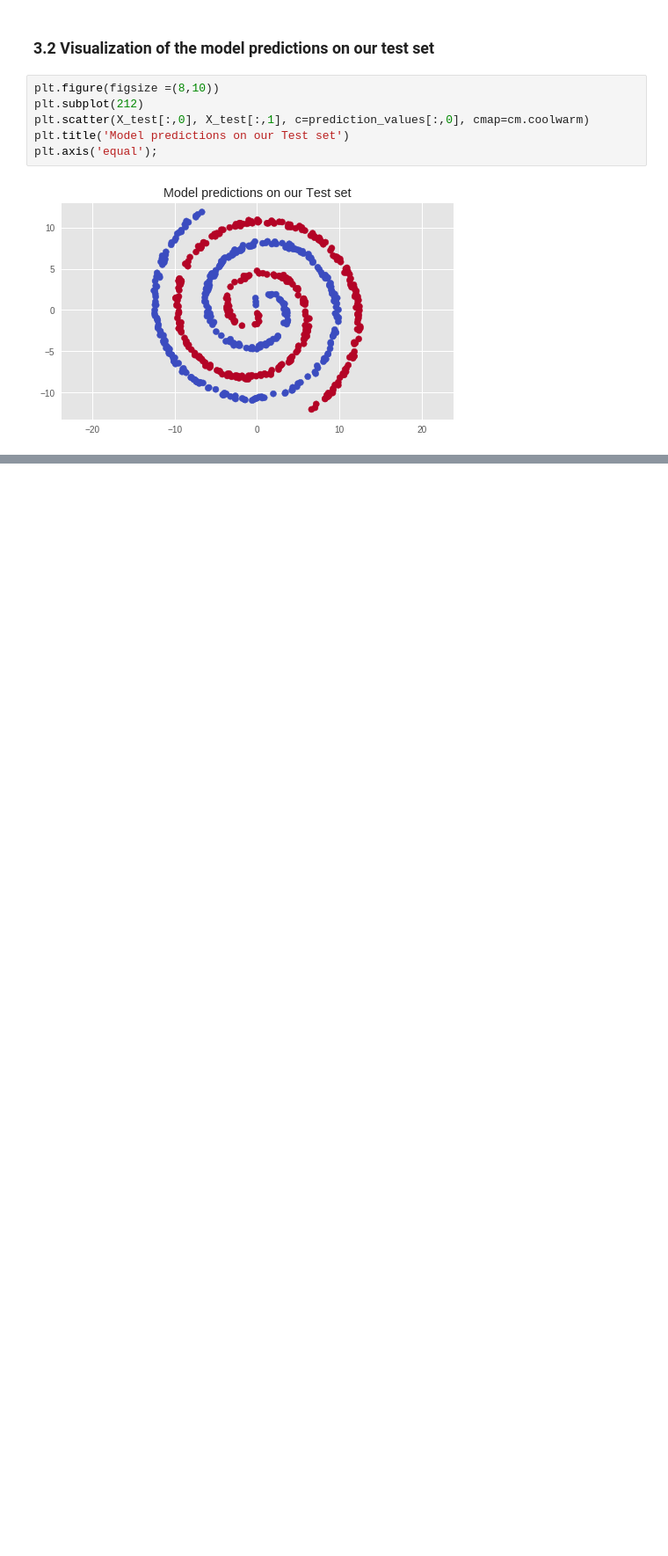
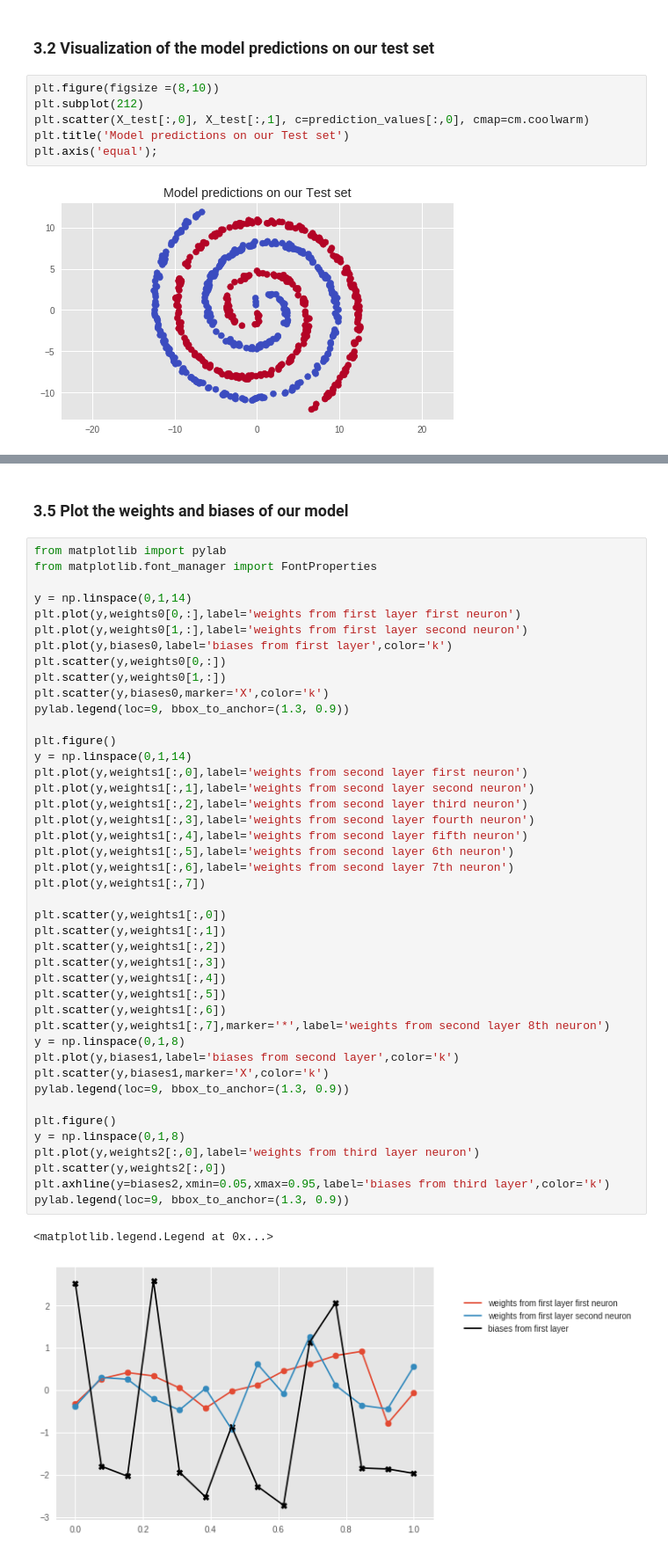
Before and after one commit to DavorJordacevic/TensorFlow-Keras-Neural-Networks, a Jupyter notebook: Shallow_neural_network_with_Keras_Spirals.ipynb, the cells around one changed output, grey strips where cells are left out. Shown at 88% size. Saved outputs shown, nothing was run; the diff lists cells and outputs as text; blank space fills up the shorter version.

```diff
--- a/Shallow_neural_network_with_Keras_Spirals.ipynb
+++ b/Shallow_neural_network_with_Keras_Spirals.ipynb
@@ -297,0 +288,48 @@ Output layer biases (1,) :
+# %% [markdown]
+### 3.5 Plot the weights and biases of our model
+# %%
+from matplotlib import pylab
+from matplotlib.font_manager import FontProperties
+
+y = np.linspace(0,1,14)
+plt.plot(y,weights0[0,:],label='weights from first layer first neuron')
+plt.plot(y,weights0[1,:],label='weights from first layer second neuron')
+plt.plot(y,biases0,label='biases from first layer',color='k')
+plt.scatter(y,weights0[0,:])
+plt.scatter(y,weights0[1,:])
+plt.scatter(y,biases0,marker='X',color='k')
+pylab.legend(loc=9, bbox_to_anchor=(1.3, 0.9))
+
+plt.figure()
+y = np.linspace(0,1,14)
+plt.plot(y,weights1[:,0],label='weights from second layer first neuron')
+plt.plot(y,weights1[:,1],label='weights from second layer second neuron')
+plt.plot(y,weights1[:,2],label='weights from second layer third neuron')
+plt.plot(y,weights1[:,3],label='weights from second layer fourth neuron')
+plt.plot(y,weights1[:,4],label='weights from second layer fifth neuron')
+plt.plot(y,weights1[:,5],label='weights from second layer 6th neuron')
+plt.plot(y,weights1[:,6],label='weights from second layer 7th neuron')
+plt.plot(y,weights1[:,7])
+
+plt.scatter(y,weights1[:,0])
+plt.scatter(y,weights1[:,1])
+plt.scatter(y,weights1[:,2])
+plt.scatter(y,weights1[:,3])
+plt.scatter(y,weights1[:,4])
+plt.scatter(y,weights1[:,5])
+plt.scatter(y,weights1[:,6])
+plt.scatter(y,weights1[:,7],marker='*',label='weights from second layer 8th neuron')
+y = np.linspace(0,1,8)
+plt.plot(y,biases1,label='biases from second layer',color='k')
+plt.scatter(y,biases1,marker='X',color='k')
+pylab.legend(loc=9, bbox_to_anchor=(1.3, 0.9))
+
+plt.figure()
+y = np.linspace(0,1,8)
+plt.plot(y,weights2[:,0],label='weights from third layer neuron')
+plt.scatter(y,weights2[:,0])
+plt.axhline(y=biases2,xmin=0.05,xmax=0.95,label='biases from third layer',color='k')
+pylab.legend(loc=9, bbox_to_anchor=(1.3, 0.9))
+# %% [output]
+<matplotlib.legend.Legend at 0x...>
+[figure, added]
```
Also changed, not shown: parts of 30 cells of this notebook.
